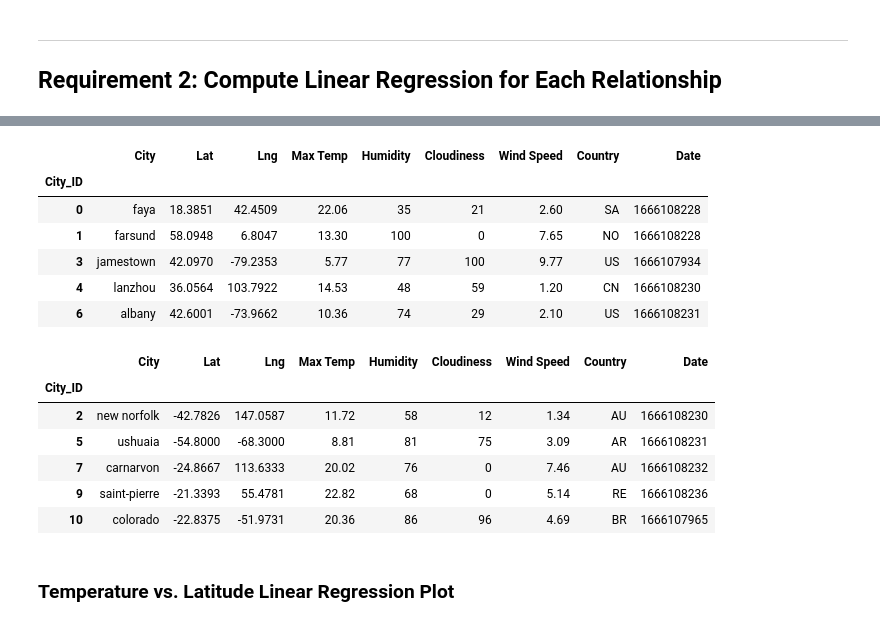
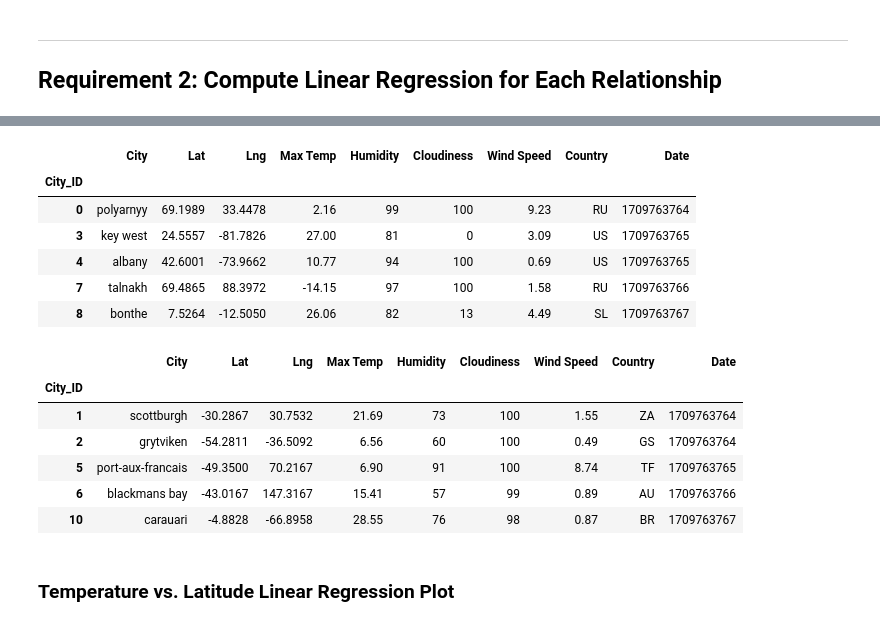
Before and after one commit to Sophie-GJ/python-api-challenge, a Jupyter notebook: WeatherPy.ipynb, the cells around one changed output, grey strips where cells are left out. Drawn from its saved outputs; the diff is of its cells as text; code cells hidden in the pictures.

```diff
--- a/WeatherPy.ipynb
+++ b/WeatherPy.ipynb
@@ -284,31 +288,31 @@ def linear_regression_plot(x_values, y_values, title, text_coord):
 # %%
 # Create a DataFrame with the Northern Hemisphere data (Latitude >= 0)
-# YOUR CODE HERE
+northern_hemi_df = city_data_df[city_data_df['Lat']>=0]
 
 # Display sample data
 northern_hemi_df.head()
 # %% [output]
 |  | City | Lat | Lng | Max Temp | Humidity | Cloudiness | Wind Speed | Country | Date |
 | City_ID |  |  |  |  |  |  |  |  |  |
-| 0 | faya | 18.3851 | 42.4509 | 22.06 | 35 | 21 | 2.60 | SA | 1666108228 |
-| 1 | farsund | 58.0948 | 6.8047 | 13.30 | 100 | 0 | 7.65 | NO | 1666108228 |
-| 3 | jamestown | 42.0970 | -79.2353 | 5.77 | 77 | 100 | 9.77 | US | 1666107934 |
-| 4 | lanzhou | 36.0564 | 103.7922 | 14.53 | 48 | 59 | 1.20 | CN | 1666108230 |
-| 6 | albany | 42.6001 | -73.9662 | 10.36 | 74 | 29 | 2.10 | US | 1666108231 |
+| 0 | polyarnyy | 69.1989 | 33.4478 | 2.16 | 99 | 100 | 9.23 | RU | 1709763764 |
+| 3 | key west | 24.5557 | -81.7826 | 27.00 | 81 | 0 | 3.09 | US | 1709763765 |
+| 4 | albany | 42.6001 | -73.9662 | 10.77 | 94 | 100 | 0.69 | US | 1709763765 |
+| 7 | talnakh | 69.4865 | 88.3972 | -14.15 | 97 | 100 | 1.58 | RU | 1709763766 |
+| 8 | bonthe | 7.5264 | -12.5050 | 26.06 | 82 | 13 | 4.49 | SL | 1709763767 |
 # %%
 # Create a DataFrame with the Southern Hemisphere data (Latitude < 0)
-# YOUR CODE HERE
+southern_hemi_df = city_data_df[city_data_df['Lat']<0]
 
 # Display sample data
 southern_hemi_df.head()
 # %% [output]
 |  | City | Lat | Lng | Max Temp | Humidity | Cloudiness | Wind Speed | Country | Date |
 | City_ID |  |  |  |  |  |  |  |  |  |
-| 2 | new norfolk | -42.7826 | 147.0587 | 11.72 | 58 | 12 | 1.34 | AU | 1666108230 |
-| 5 | ushuaia | -54.8000 | -68.3000 | 8.81 | 81 | 75 | 3.09 | AR | 1666108231 |
-| 7 | carnarvon | -24.8667 | 113.6333 | 20.02 | 76 | 0 | 7.46 | AU | 1666108232 |
-| 9 | saint-pierre | -21.3393 | 55.4781 | 22.82 | 68 | 0 | 5.14 | RE | 1666108236 |
-| 10 | colorado | -22.8375 | -51.9731 | 20.36 | 86 | 96 | 4.69 | BR | 1666107965 |
+| 1 | scottburgh | -30.2867 | 30.7532 | 21.69 | 73 | 100 | 1.55 | ZA | 1709763764 |
+| 2 | grytviken | -54.2811 | -36.5092 | 6.56 | 60 | 100 | 0.49 | GS | 1709763764 |
+| 5 | port-aux-francais | -49.3500 | 70.2167 | 6.90 | 91 | 100 | 8.74 | TF | 1709763765 |
+| 6 | blackmans bay | -43.0167 | 147.3167 | 15.41 | 57 | 99 | 0.89 | AU | 1709763766 |
+| 10 | carauari | -4.8828 | -66.8958 | 28.55 | 76 | 98 | 0.87 | BR | 1709763767 |
 # %% [markdown]
 ###  Temperature vs. Latitude Linear Regression Plot
 # %%
```
Also changed, not shown: parts of 10 cells of this notebook, 7 other files.
